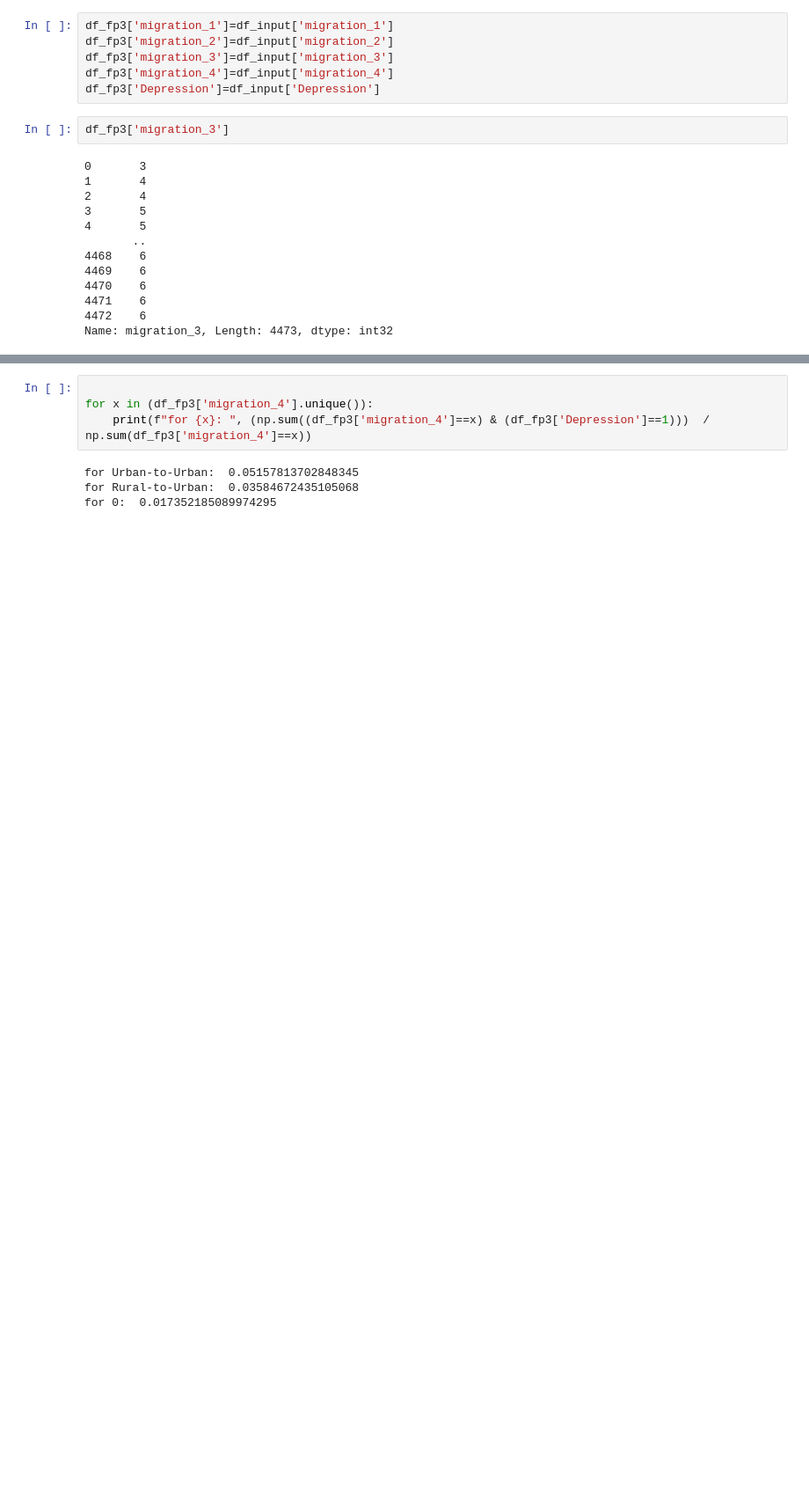
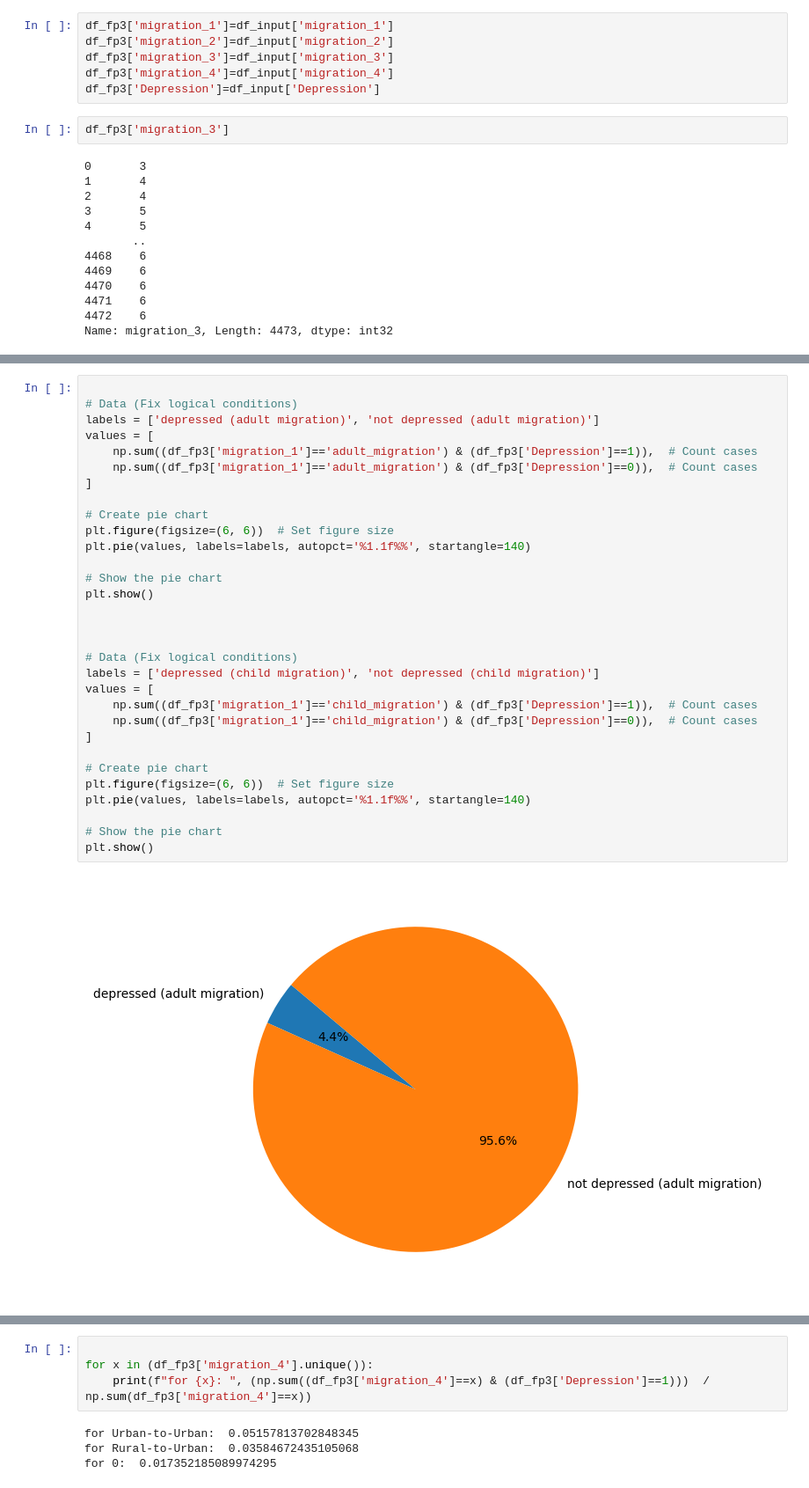
Before and after one commit to shrilakshmisk/SOC476-project, a Jupyter notebook: input_metro.ipynb, the cells around one changed output, grey strips where cells are left out. Shown: that part at 88% size. Drawn from its saved outputs; the diff is of its cells as text; blank space fills up the shorter version.

```diff
--- a/input_metro.ipynb
+++ b/input_metro.ipynb
@@ -402,0 +427,33 @@ print(adult_migrated_and_depressed/adult_migrated,child_migrated_and_depressed/c
+# %%
+
+# Data (Fix logical conditions)
+labels = ['depressed (adult migration)', 'not depressed (adult migration)']
+values = [
+    np.sum((df_fp3['migration_1']=='adult_migration') & (df_fp3['Depression']==1)),  # Count cases
+    np.sum((df_fp3['migration_1']=='adult_migration') & (df_fp3['Depression']==0)),  # Count cases
+]
+
+# Create pie chart
+plt.figure(figsize=(6, 6))  # Set figure size
+plt.pie(values, labels=labels, autopct='%1.1f%%', startangle=140)
+
+# Show the pie chart
+plt.show()
+
+
+
+# Data (Fix logical conditions)
+labels = ['depressed (child migration)', 'not depressed (child migration)']
+values = [
+    np.sum((df_fp3['migration_1']=='child_migration') & (df_fp3['Depression']==1)),  # Count cases
+    np.sum((df_fp3['migration_1']=='child_migration') & (df_fp3['Depression']==0)),  # Count cases
+]
+
+# Create pie chart
+plt.figure(figsize=(6, 6))  # Set figure size
+plt.pie(values, labels=labels, autopct='%1.1f%%', startangle=140)
+
+# Show the pie chart
+plt.show()
+# %% [output]
+[figure, added]
```
Also changed, not shown: parts of 16 cells of this notebook.
